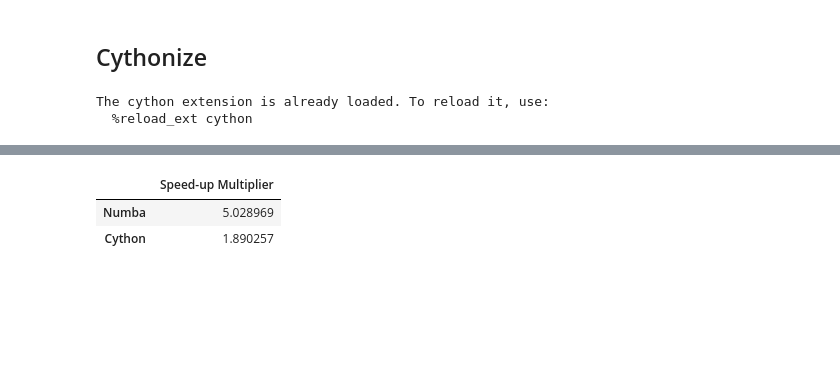
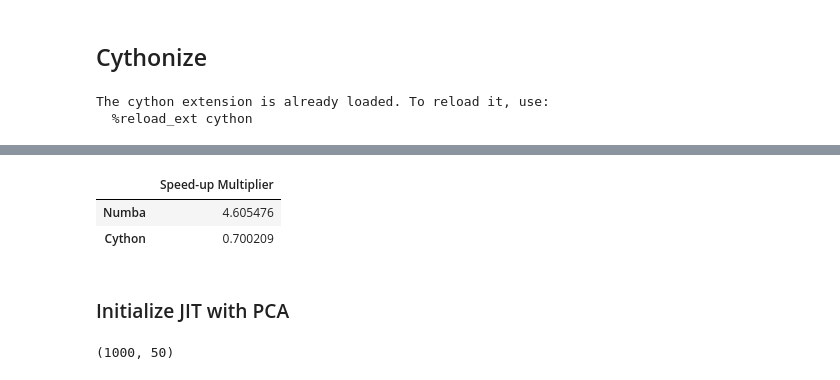
Before and after one commit to aashareddy14/tsne_project, a Jupyter notebook: Optimization.ipynb, the cells around one changed output, grey strips where cells are left out. Saved outputs shown, nothing was run; the diff lists cells and outputs as text; code cells hidden in the pictures; blank space fills up the shorter version.

```diff
--- a/Optimization.ipynb
+++ b/Optimization.ipynb
@@ -182,5 +188,3 @@ yout = tsne(small)
 # %%
-%timeit -r3 -n3 tsne(X[:100, ])
-
-normal = %timeit -o -r3 -n3 tsne(X[:100, ])
+normal = %timeit -o -r3 -n3 tsne(X[:1000, ])
 # %% [output]
@@ -361,5 +356,3 @@ yout_numb = tsne_opt(small)
 # %%
-%timeit -r3 -n3 tsne_opt(X[:100, ])
-
-numb = %timeit -o -r3 -n3 tsne_opt(X[:100, ])
+numb = %timeit -o -r3 -n3 tsne_opt(X[:1000, ])
 # %% [output]
@@ -591,5 +544,3 @@ Text(0.5, 1.0, 'Cython Code on 100 values of MNIST')
 # %%
-%timeit -r3 -n3 tsne_opt_cy(X[:100, ])
-
-cy = %timeit -o -r3 -n3 tsne_opt_cy(X[:100, ])
+cy = %timeit -o -r3 -n3 tsne_opt_cy(X[:1000, ])
 # %% [output]
@@ -598,13 +548,14 @@ cy = %timeit -o -r3 -n3 tsne_opt_cy(X[:100, ])
 # %%
 # speed up multiplier
 
 types = [numb, cy]
 mult = list(map(lambda x: (normal.average/x.average), types))
 
 import pandas as pd
 
-pd.DataFrame(mult, index = ['Numba', 'Cython'], columns = ["Speed-up Multiplier"])
+speed_table2 = pd.DataFrame(mult, index = ['Numba', 'Cython'], columns = ["Speed-up Multiplier"])
+speed_table2
 # %% [output]
 |  | Speed-up Multiplier |
-| Numba | 5.028969 |
-| Cython | 1.890257 |
+| Numba | 4.605476 |
+| Cython | 0.700209 |
@@ -610,0 +565,2 @@ pd.DataFrame(mult, index = ['Numba', 'Cython'], columns = ["Speed-up Multiplier"
+# %% [markdown]
+### Initialize JIT with PCA
@@ -610,0 +570,4 @@ pd.DataFrame(mult, index = ['Numba', 'Cython'], columns = ["Speed-up Multiplier"
+# %%
+X_reduce.shape
+# %% [output]
+(1000, 50)
```
Also changed, not shown: parts of 19 cells of this notebook.
